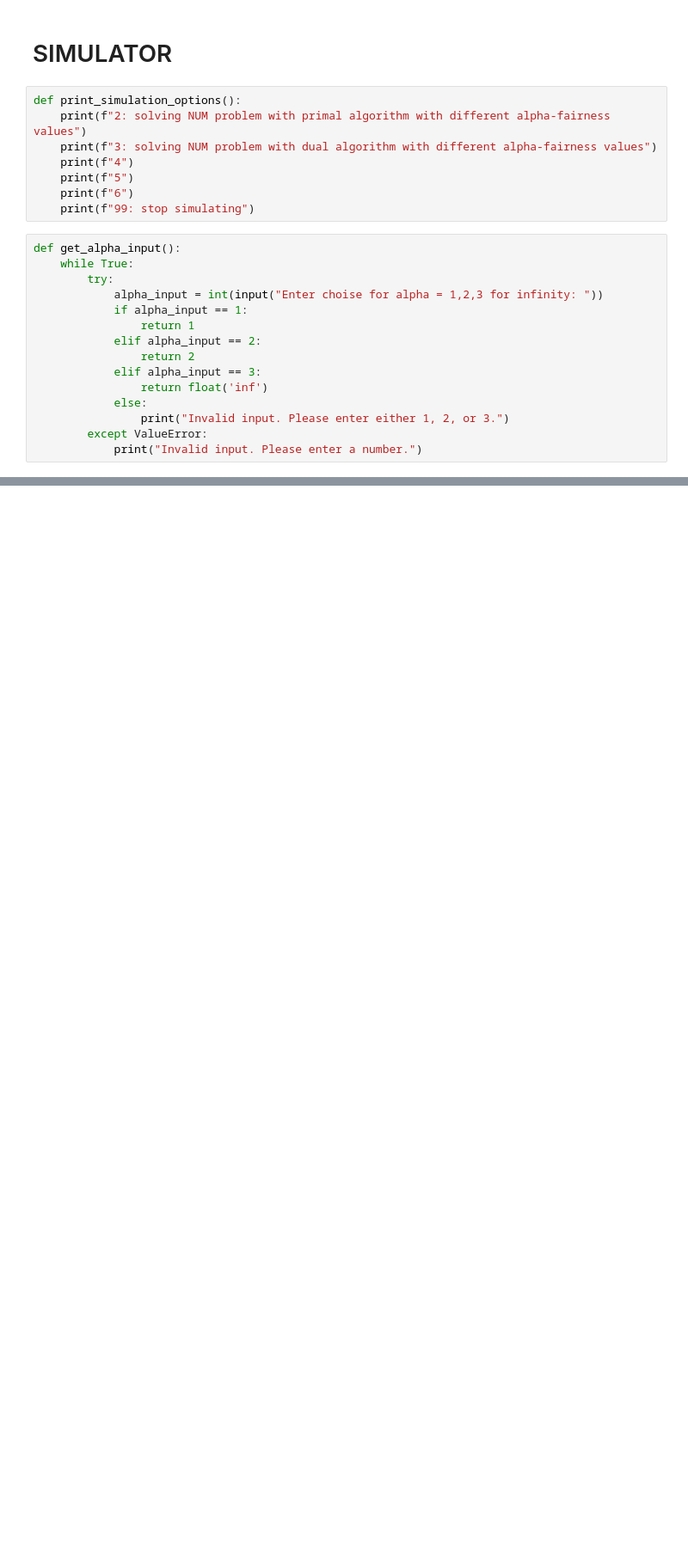
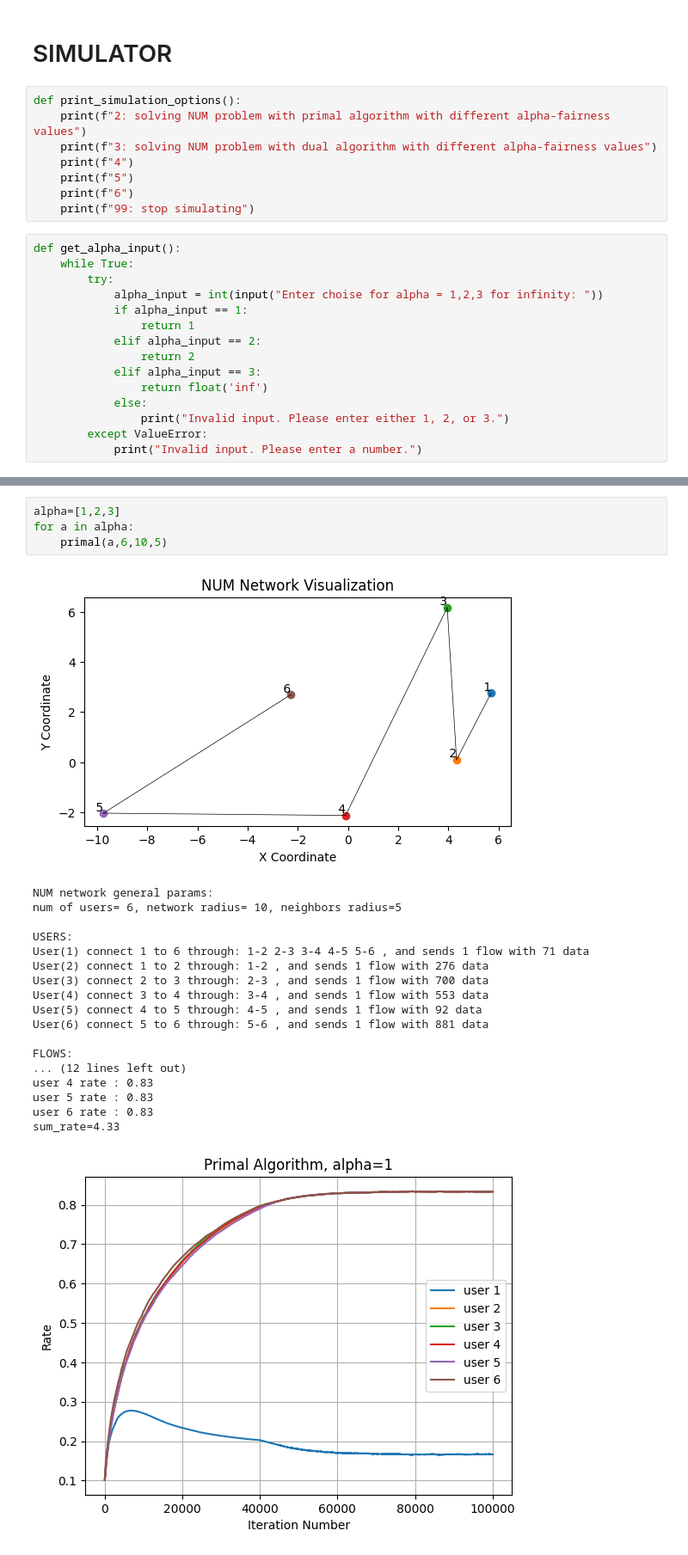
Before and after one commit to ofirkruzel/NUMsimulator, a Jupyter notebook: NUM_simulator.ipynb, the cells around one changed output, grey strips where cells are left out. Shown at 86% size. Cells and saved outputs as stored; diff of their text form; blank space fills up the shorter version.

```diff
--- a/NUM_simulator.ipynb
+++ b/NUM_simulator.ipynb
@@ -1306,0 +1398,24 @@ NameError: name 'clear_output' is not defined
+# %%
+alpha=[1,2,3]
+for a in alpha:
+    primal(a,6,10,5)
+# %% [output]
+[figure, added]
+NUM network general params:
+num of users= 6, network radius= 10, neighbors radius=5
+
+USERS:
+User(1) connect 1 to 6 through: 1-2 2-3 3-4 4-5 5-6 , and sends 1 flow with 71 data
+User(2) connect 1 to 2 through: 1-2 , and sends 1 flow with 276 data
+User(3) connect 2 to 3 through: 2-3 , and sends 1 flow with 700 data
+User(4) connect 3 to 4 through: 3-4 , and sends 1 flow with 553 data
+User(5) connect 4 to 5 through: 4-5 , and sends 1 flow with 92 data
+User(6) connect 5 to 6 through: 5-6 , and sends 1 flow with 881 data
+
+FLOWS:
+... (12 lines left out)
+user 4 rate : 0.83
+user 5 rate : 0.83
+user 6 rate : 0.83
+sum_rate=4.33
+[figure, added]
```
Also changed, not shown: parts of 28 cells of this notebook.
